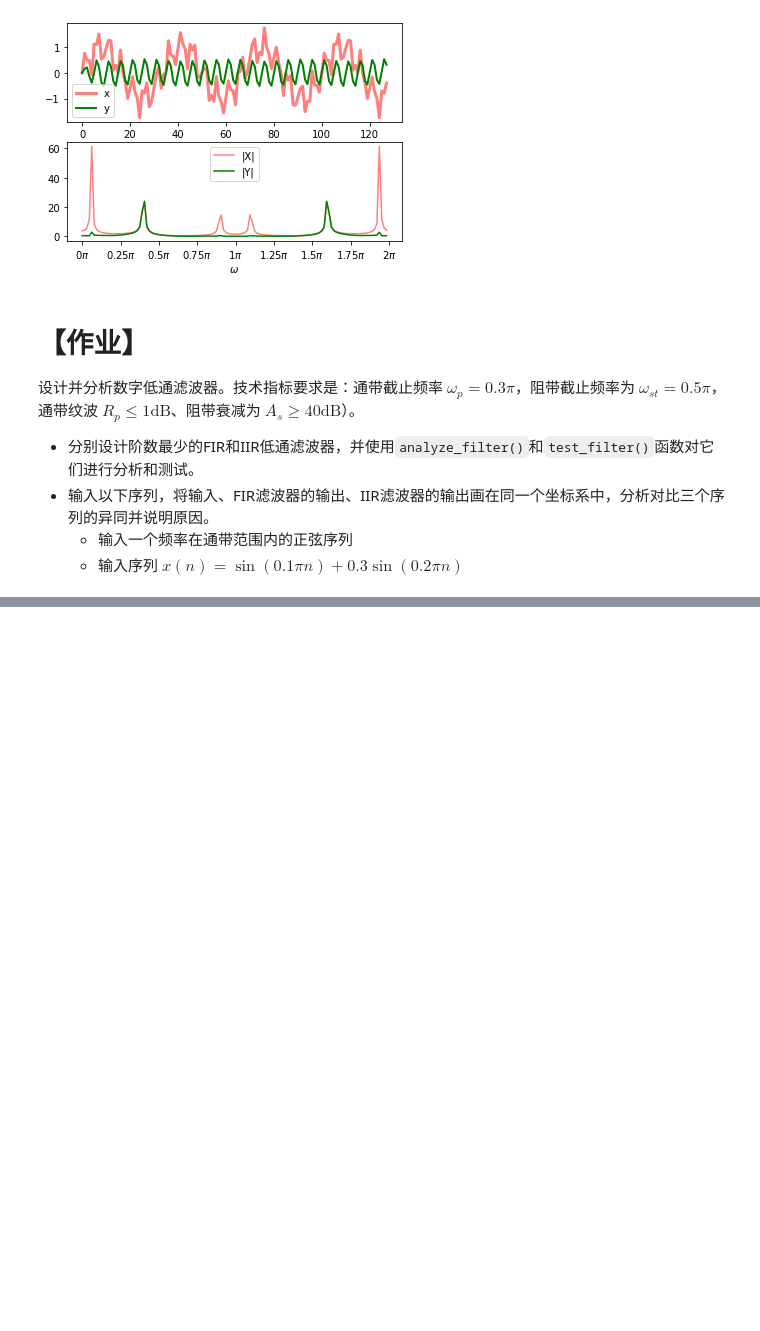
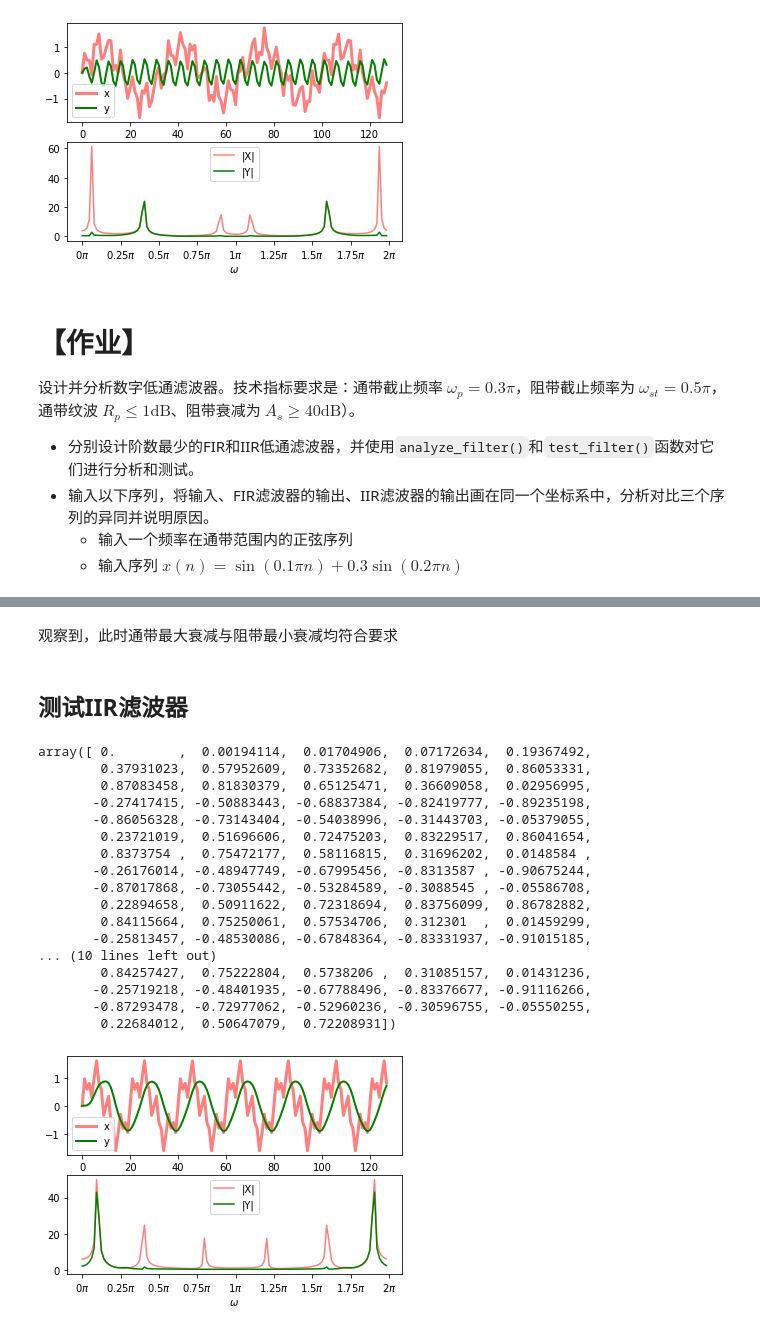
Before and after one commit to Windmill-City/DSP-Learning, a Jupyter notebook: IIR滤波器的设计/ex.6-10.IIR.student.ipynb, the cells around one changed output, grey strips where cells are left out. Saved outputs shown, nothing was run; the diff lists cells and outputs as text; code cells hidden in the pictures; blank space fills up the shorter version.

```diff
--- a/IIR滤波器的设计/ex.6-10.IIR.student.ipynb
+++ b/IIR滤波器的设计/ex.6-10.IIR.student.ipynb
@@ -343,0 +420,41 @@ test_filter(b, a, x);
+# %% [markdown]
+观察到，此时通带最大衰减与阻带最小衰减均符合要求
+# %% [markdown]
+## 测试IIR滤波器
+# %%
+def gen_signal():
+    # Create a list of parameters, (A, w, phi), for each sin component.
+    x_comp = []
+    x_comp.append((1.0, 0.1 * np.pi, 0))    # in the pass band
+    x_comp.append((0.5, 0.4 * np.pi, 0))    # in the tran band
+    x_comp.append((0.3, 0.8 * np.pi, 0))    # in the stop band
+
+    # Generate the sequence by combining all sin components.
+    n_min, n_max = 0, 127
+    x = np.sum([seq_sin(A, w, phi, n_min, n_max)
+               for A, w, phi in x_comp], axis=0)[0]
+
+    return x
+
+
+x = gen_signal()
+test_filter(b, a, x)
+# %% [output]
+array([ 0.        ,  0.00194114,  0.01704906,  0.07172634,  0.19367492,
+        0.37931023,  0.57952609,  0.73352682,  0.81979055,  0.86053331,
+        0.87083458,  0.81830379,  0.65125471,  0.36609058,  0.02956995,
+       -0.27417415, -0.50883443, -0.68837384, -0.82419777, -0.89235198,
+       -0.86056328, -0.73143404, -0.54038996, -0.31443703, -0.05379055,
+        0.23721019,  0.51696606,  0.72475203,  0.83229517,  0.86041654,
+        0.8373754 ,  0.75472177,  0.58116815,  0.31696202,  0.0148584 ,
+       -0.26176014, -0.48947749, -0.67995456, -0.8313587 , -0.90675244,
+       -0.87017868, -0.73055442, -0.53284589, -0.3088545 , -0.05586708,
+        0.22894658,  0.50911622,  0.72318694,  0.83756099,  0.86782882,
+        0.84115664,  0.75250061,  0.57534706,  0.312301  ,  0.01459299,
+       -0.25813457, -0.48530086, -0.67848364, -0.83331937, -0.91015185,
+... (10 lines left out)
+        0.84257427,  0.75222804,  0.5738206 ,  0.31085157,  0.01431236,
+       -0.25719218, -0.48401935, -0.67788496, -0.83376677, -0.91116266,
+       -0.87293478, -0.72977062, -0.52960236, -0.30596755, -0.05550255,
+        0.22684012,  0.50647079,  0.72208931])
+[figure, added]
```
Also changed, not shown: parts of 20 cells of this notebook.
